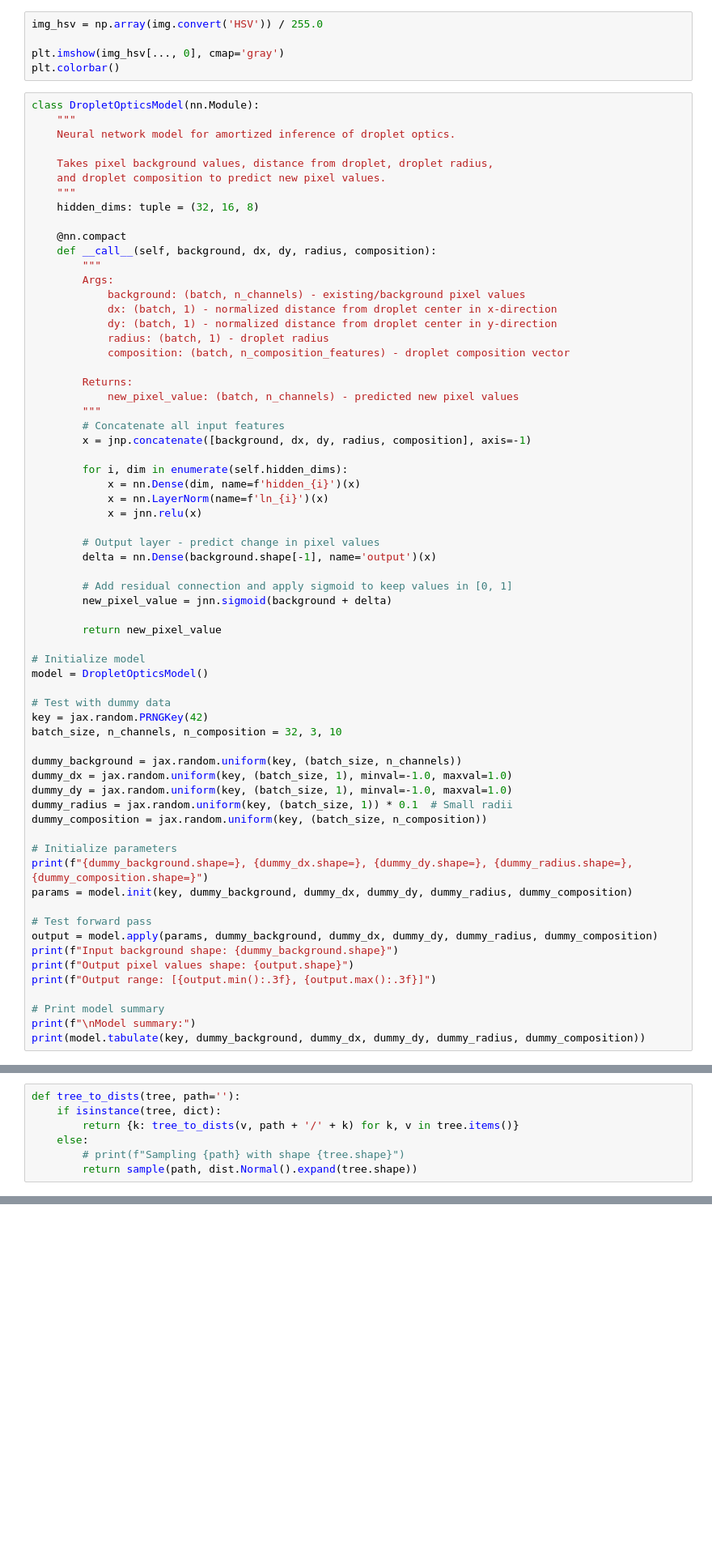
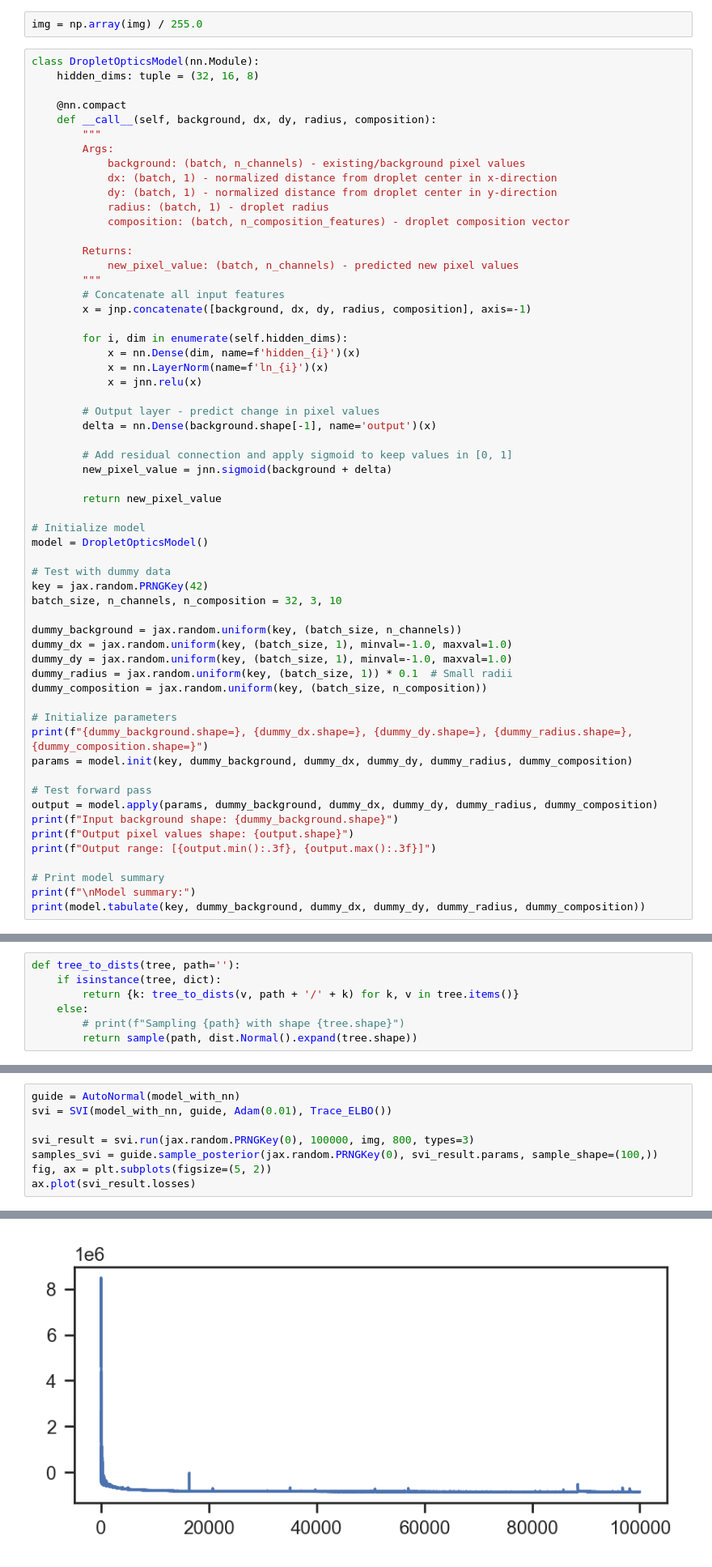
Before and after one commit to hessammehr/hessammehr.github.io, a Jupyter notebook: blog/notebooks/2025-07-21-droplet-generative-process-3.ipynb, the cells around one changed output, grey strips where cells are left out. Shown at 81% size. Cells and saved outputs as stored; diff of their text form; blank space fills up the shorter version.

```diff
--- a/blog/notebooks/2025-07-21-droplet-generative-process-3.ipynb
+++ b/blog/notebooks/2025-07-21-droplet-generative-process-3.ipynb
@@ -30,16 +36,7 @@ For simplicity, we'll focus on modeling the H (hue) channel of the image.
 # %%
-img_hsv = np.array(img.convert('HSV')) / 255.0
-
-plt.imshow(img_hsv[..., 0], cmap='gray')
-plt.colorbar()
+img = np.array(img) / 255.0
 # %%
 class DropletOpticsModel(nn.Module):
-    """
-    Neural network model for amortized inference of droplet optics.
-
-    Takes pixel background values, distance from droplet, droplet radius,
-    and droplet composition to predict new pixel values.
-    """
     hidden_dims: tuple = (32, 16, 8)
 
     @nn.compact
@@ -108,0 +207,9 @@ def tree_to_dists(tree, path=''):
+# %%
+guide = AutoNormal(model_with_nn)
+svi = SVI(model_with_nn, guide, Adam(0.01), Trace_ELBO())
+
+svi_result = svi.run(jax.random.PRNGKey(0), 100000, img, 800, types=3)
+samples_svi = guide.sample_posterior(jax.random.PRNGKey(0), svi_result.params, sample_shape=(100,))
+fig, ax = plt.subplots(figsize=(5, 2))
+ax.plot(svi_result.losses)
+# %% [output]
@@ -108,0 +217 @@ def tree_to_dists(tree, path=''):
+[figure, added]
```
Also changed, not shown: parts of 30 cells of this notebook, 10 other files.
